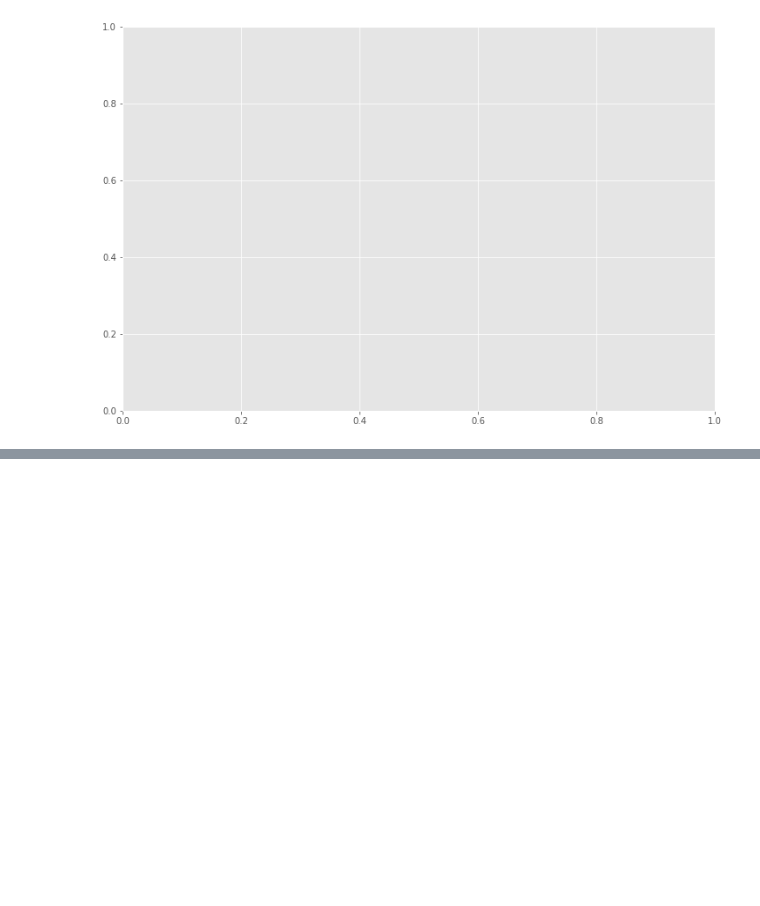
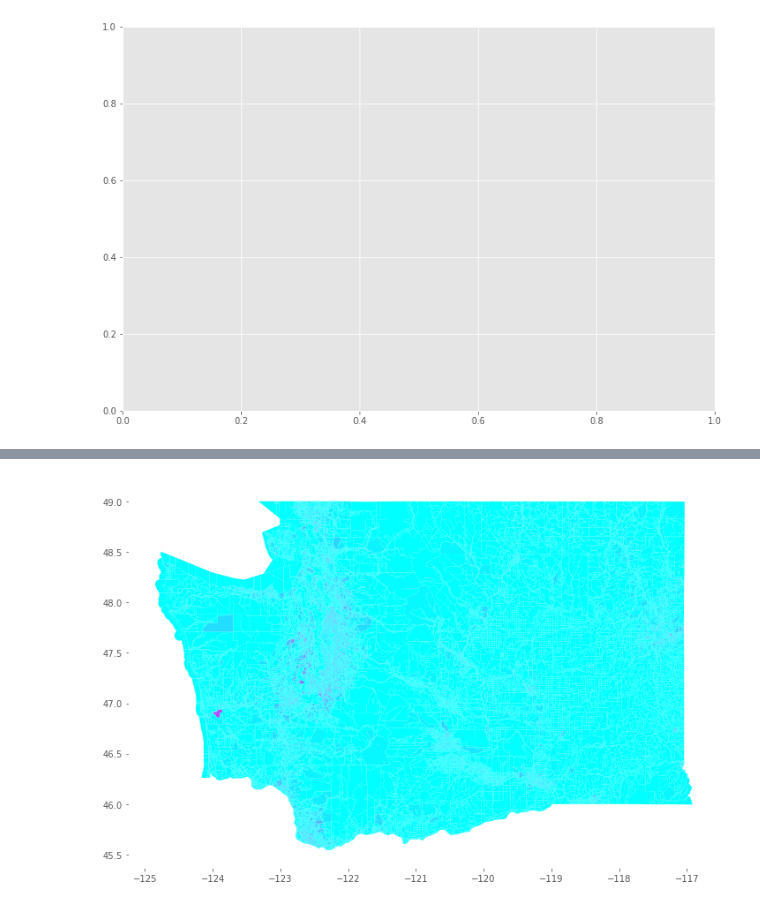
Before and after one commit to magstewart/wildfire-project, a Jupyter notebook: Wildfires_EDA.ipynb, the cells around one changed output, grey strips where cells are left out. Saved outputs shown, nothing was run; the diff lists cells and outputs as text; code cells hidden in the pictures; blank space fills up the shorter version.

```diff
--- a/Wildfires_EDA.ipynb
+++ b/Wildfires_EDA.ipynb
@@ -1097,3 +1099,5 @@ washington_pop.plot(ax=ax, column='UN_2015_DS', cmap='OrRd', scheme='quantiles')
 # %% [output]
 ImportError: PySAL is required to use the 'scheme' keyword
 [figure]
+# %%
+human_pop = gpd.read_file('data/human_pop/tabblock2010_53_pophu.shp')
@@ -1099,0 +1113,7 @@ ImportError: PySAL is required to use the 'scheme' keyword
+# %%
+fig, ax = plt.subplots(figsize=(12,8))
+human_pop.plot(ax=ax, column='POP10', cmap='')
+ax.set_facecolor('white')
+plt.savefig('images/population_map')
+# %% [output]
+[figure, added]
```
Also changed, not shown: parts of 4 cells of this notebook, 5 other files.
